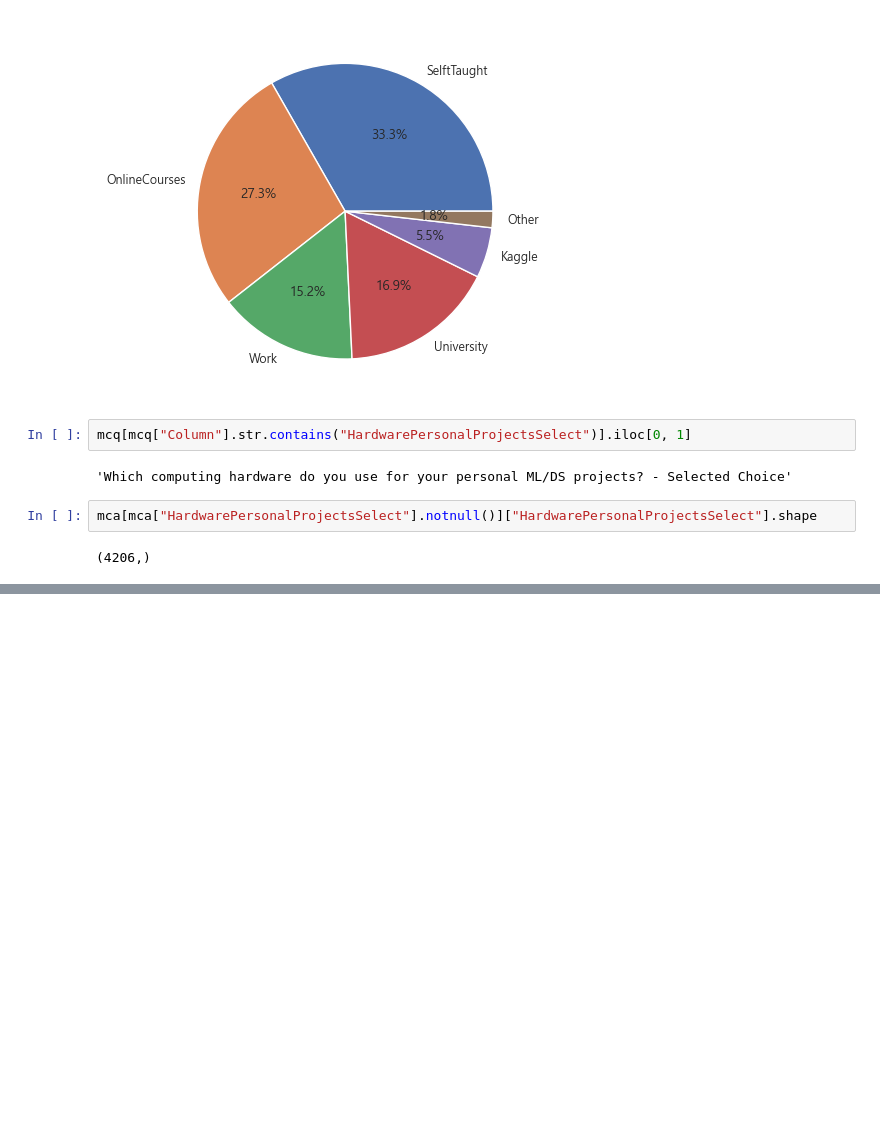
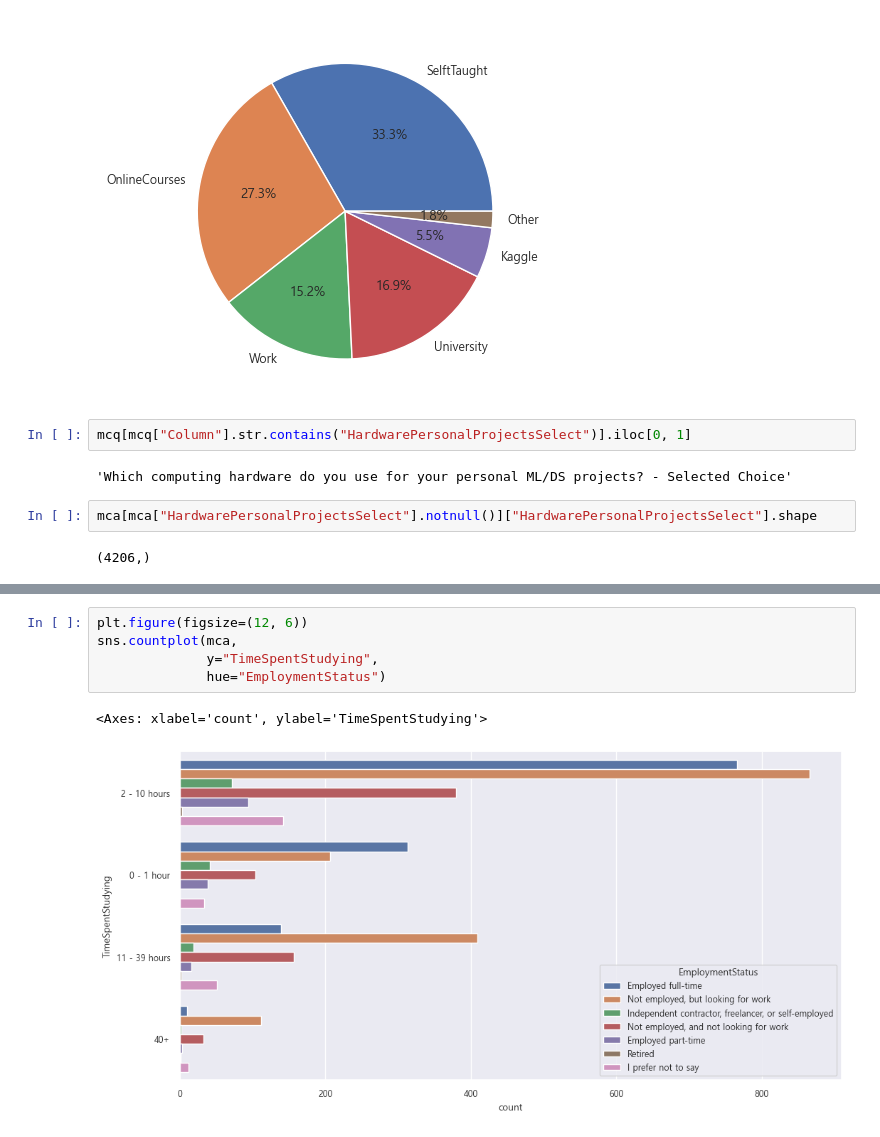
Before and after one commit to byulrim/KaggleExercise, a Jupyter notebook: kaggle_survey_2017_02.ipynb, the cells around one changed output, grey strips where cells are left out. Drawn from its saved outputs; the diff is of its cells as text; blank space fills up the shorter version.

```diff
--- a/kaggle_survey_2017_02.ipynb
+++ b/kaggle_survey_2017_02.ipynb
@@ -422,0 +476,8 @@ mca["HardwarePersonalProjectsSelect"].str.split(",", expand=True).stack().reset_
+# %%
+plt.figure(figsize=(12, 6))
+sns.countplot(mca,
+              y="TimeSpentStudying",
+              hue="EmploymentStatus")
+# %% [output]
+<Axes: xlabel='count', ylabel='TimeSpentStudying'>
+[figure, added]
```
Also changed, not shown: parts of 9 cells of this notebook.
